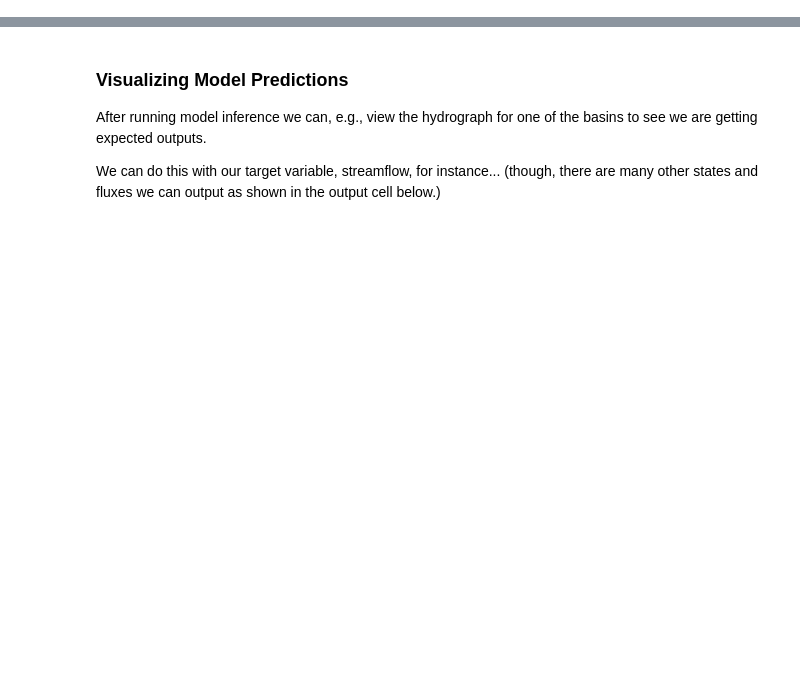
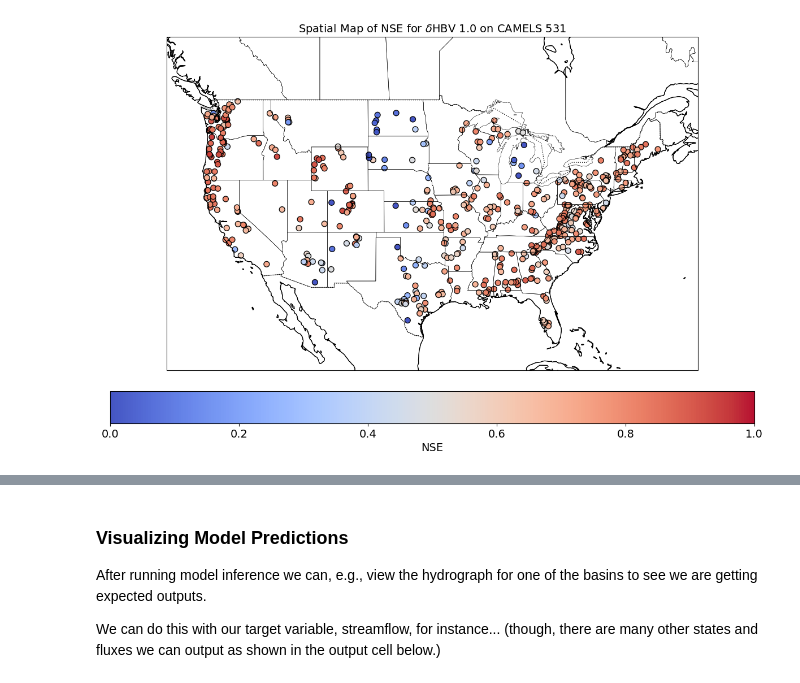
Before and after one commit to mhpi/generic_deltamodel, a Jupyter notebook: example/hydrology/example_dhbv_1_0.ipynb, the cells around one changed output, grey strips where cells are left out. Saved outputs shown, nothing was run; the diff lists cells and outputs as text; code cells hidden in the pictures; blank space fills up the shorter version.

Commit message:
update tutorials to dmg package support

```diff
--- a/example/hydrology/example_dhbv_1_0.ipynb
+++ b/example/hydrology/example_dhbv_1_0.ipynb
@@ -620,0 +633,57 @@ Note:
+# %%
+import geopandas as gpd
+import numpy as np
+import pandas as pd
+from dMG.core.data import txt_to_array
+from dMG.core.post import geoplot_single_metric
+
+#------------------------------------------#
+# Choose the metric to plot. (See available metrics printed above, or in the metrics_agg.json file).
+METRIC = 'nse'
+
+# Set the paths to the gage id lists and shapefiles...
+GAGE_ID_PATH = '/projects/mhpi/leoglonz/project_silmaril/dMG/example/dHBV_1_0_trained_dev/gageid.npy' # 'your/path/to/gageid.npy'
+GAGE_ID_531_PATH = '/projects/mhpi/leoglonz/project_silmaril/dMG/example/dHBV_1_0_trained_dev/Sub531ID.txt'  #'your/path/to/Sub531ID.txt'
+SHAPEFILE_PATH = '/projects/mhpi/leoglonz/project_silmaril/dMG/example/dHBV_1_0_trained_dev/camels_loc/camels_671_loc.shp' #'your/path/to/camels_671_loc.shp'
+#------------------------------------------#
+
+
+
+# 2. Load gage ids + basin shapefile with geocoordinates (lat, long) for every gage.
+gage_ids = np.load(GAGE_ID_PATH, allow_pickle=True)
+gage_ids_531 = txt_to_array(GAGE_ID_531_PATH)
+coords = gpd.read_file(SHAPEFILE_PATH)
+
+# 3. Format geocoords for 531- and 671-basin CAMELS sets.
+coords_531 = coords[coords['gage_id'].isin(list(gage_ids_531))].copy()
+
+coords['gage_id'] = pd.Categorical(coords['gage_id'], categories=list(gage_ids), ordered=True)
+coords_531['gage_id'] = pd.Categorical(coords_531['gage_id'], categories=list(gage_ids_531), ordered=True)
+
+coords = coords.sort_values('gage_id')  # Sort to match order of metrics.
+basin_coords_531 = coords_531.sort_values('gage_id')
+
+# 4. Load the evaluation metrics.
+metrics_path = os.path.join(config['out_path'], 'metrics.json')
+metrics = load_json(metrics_path)
+
+# 5. Add the evaluation metrics to the basin shapefile.
+if config['observations']['name'] == 'camels_671':
+    coords[METRIC] = metrics[METRIC]
+    full_data = coords
+elif config['observations']['name'] == 'camels_531':
+    coords_531[METRIC] = metrics[METRIC]
+    full_data = coords_531
+else:
+    raise ValueError(f"Observation data supported: 'camels_671' or 'camels_531'. Got: {config['observations']}")
+
+# 6. Plot the evaluation results spatially.
+geoplot_single_metric(
+    full_data,
+    METRIC,
+    rf"Spatial Map of {METRIC.upper()} for $\delta$HBV 1.0 on CAMELS " \
+        f"{config['observations']['name'].split('_')[-1]}",
+    dynamic_colorbar=False,
+)
+# %% [output]
+[figure, added]
```
Also changed, not shown: parts of 41 cells of this notebook, 31 other files.
